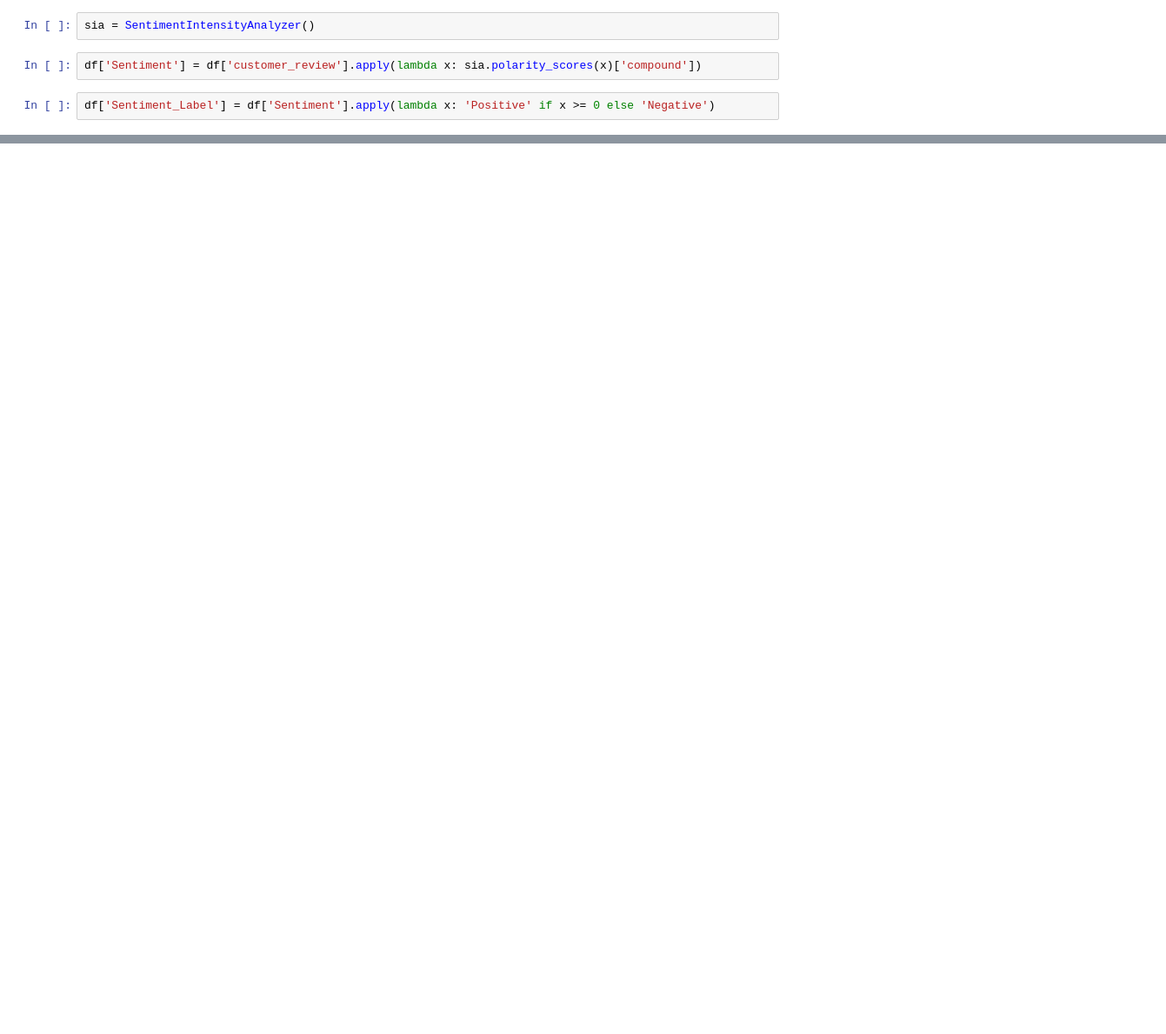
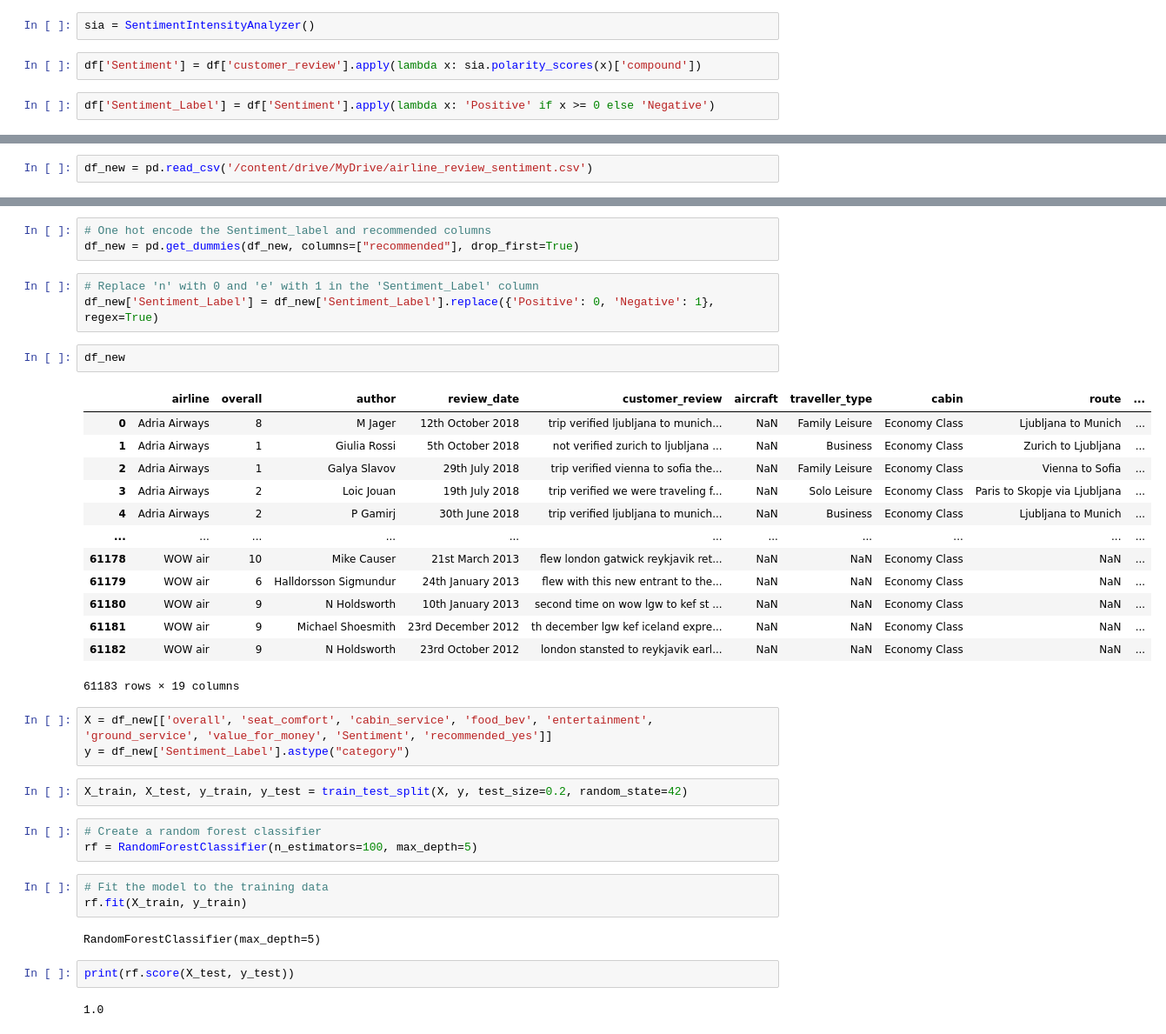
Before and after one commit to crux007/crux007, a Jupyter notebook: sentiment_for_airline_review.ipynb, the cells around one changed output, grey strips where cells are left out. Shown at 87% size. Saved outputs shown, nothing was run; the diff lists cells and outputs as text; blank space fills up the shorter version.

```diff
--- a/sentiment_for_airline_review.ipynb
+++ b/sentiment_for_airline_review.ipynb
@@ -78,0 +61,2 @@ print(new_df)
+# %%
+df_new = pd.read_csv('/content/drive/MyDrive/airline_review_sentiment.csv')
@@ -78,0 +72,39 @@ print(new_df)
+# %%
+# One hot encode the Sentiment_label and recommended columns
+df_new = pd.get_dummies(df_new, columns=["recommended"], drop_first=True)
+# %%
+# Replace 'n' with 0 and 'e' with 1 in the 'Sentiment_Label' column
+df_new['Sentiment_Label'] = df_new['Sentiment_Label'].replace({'Positive': 0, 'Negative': 1}, regex=True)
+# %%
+df_new
+# %% [output]
+|  | airline | overall | author | review_date | customer_review | aircraft | traveller_type | cabin | route | ... |
+| 0 | Adria Airways | 8 | M Jager | 12th October 2018 | trip verified ljubljana to munich... | NaN | Family Leisure | Economy Class | Ljubljana to Munich | ... |
+| 1 | Adria Airways | 1 | Giulia Rossi | 5th October 2018 | not verified zurich to ljubljana ... | NaN | Business | Economy Class | Zurich to Ljubljana | ... |
+| 2 | Adria Airways | 1 | Galya Slavov | 29th July 2018 | trip verified vienna to sofia the... | NaN | Family Leisure | Economy Class | Vienna to Sofia | ... |
+| 3 | Adria Airways | 2 | Loic Jouan | 19th July 2018 | trip verified we were traveling f... | NaN | Solo Leisure | Economy Class | Paris to Skopje via Ljubljana | ... |
+| 4 | Adria Airways | 2 | P Gamirj | 30th June 2018 | trip verified ljubljana to munich... | NaN | Business | Economy Class | Ljubljana to Munich | ... |
+| ... | ... | ... | ... | ... | ... | ... | ... | ... | ... | ... |
+| 61178 | WOW air | 10 | Mike Causer | 21st March 2013 | flew london gatwick reykjavik ret... | NaN | NaN | Economy Class | NaN | ... |
+| 61179 | WOW air | 6 | Halldorsson Sigmundur | 24th January 2013 | flew with this new entrant to the... | NaN | NaN | Economy Class | NaN | ... |
+| 61180 | WOW air | 9 | N Holdsworth | 10th January 2013 | second time on wow lgw to kef st ... | NaN | NaN | Economy Class | NaN | ... |
+| 61181 | WOW air | 9 | Michael Shoesmith | 23rd December 2012 | th december lgw kef iceland expre... | NaN | NaN | Economy Class | NaN | ... |
+| 61182 | WOW air | 9 | N Holdsworth | 23rd October 2012 | london stansted to reykjavik earl... | NaN | NaN | Economy Class | NaN | ... |
+61183 rows × 19 columns
+# %%
+X = df_new[['overall', 'seat_comfort', 'cabin_service', 'food_bev', 'entertainment', 'ground_service', 'value_for_money', 'Sentiment', 'recommended_yes']]
+y = df_new['Sentiment_Label'].astype("category")
+# %%
+X_train, X_test, y_train, y_test = train_test_split(X, y, test_size=0.2, random_state=42)
+# %%
+# Create a random forest classifier
+rf = RandomForestClassifier(n_estimators=100, max_depth=5)
+# %%
+# Fit the model to the training data
+rf.fit(X_train, y_train)
+# %% [output]
+RandomForestClassifier(max_depth=5)
+# %%
+print(rf.score(X_test, y_test))
+# %% [output]
+1.0
```
Also changed, not shown: parts of 9 cells of this notebook.
